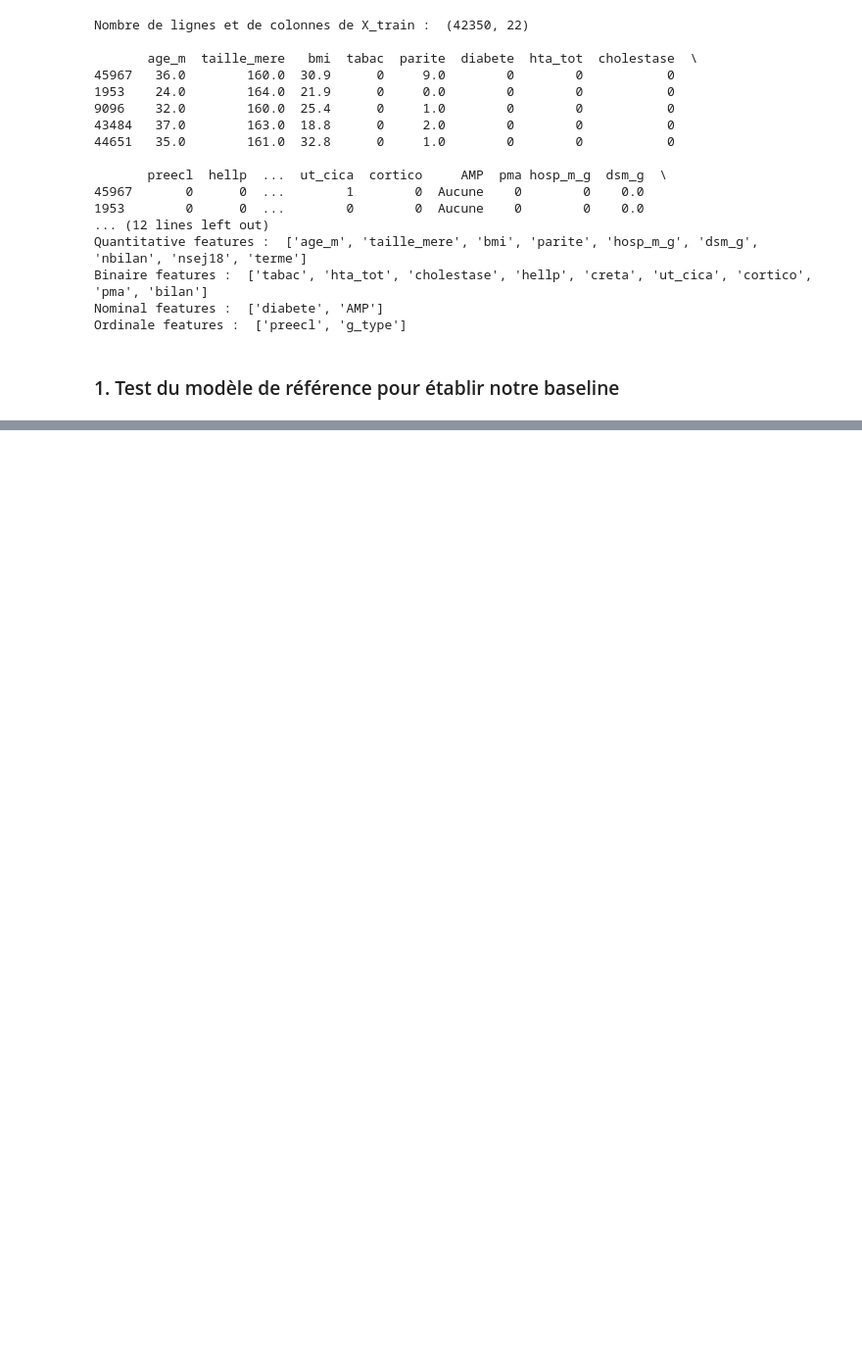
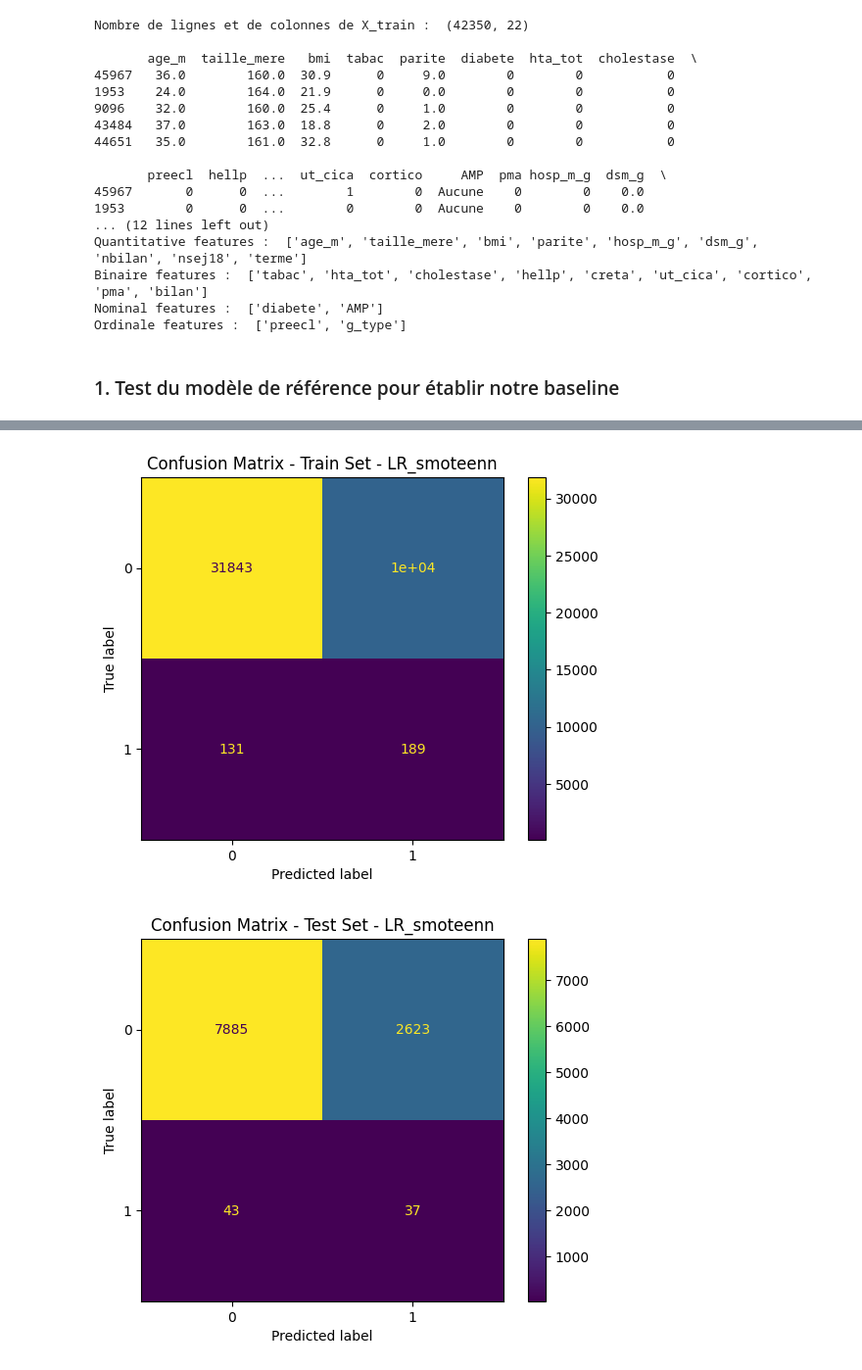
Before and after one commit to thibautmodrin/Jedha_Full_Stack_HPP_Prediction, a Jupyter notebook: 01_Notebooks/03_Model_LogReg.ipynb, the cells around one changed output, grey strips where cells are left out. Shown at 98% size. Drawn from its saved outputs; the diff is of its cells as text; code cells hidden in the pictures; blank space fills up the shorter version.

```diff
--- a/01_Notebooks/03_Model_LogReg.ipynb
+++ b/01_Notebooks/03_Model_LogReg.ipynb
@@ -371,0 +466,21 @@ baseline_results = evaluate_model(log_reg_baseline, X_train, X_test, y_train, y_
+# %%
+#### 2.3. Rééquilibrage Mixte
+
+# Pipeline avec SMOTEENN
+pipeline_smoteenn = ImbPipeline(steps=[
+    ('preprocessor', preprocessor),
+    ('sampler', SMOTEENN(random_state=42)),
+    ('classifier', LogisticRegression(random_state=42,max_iter=1000))
+])
+param_grid = {
+
+}
+cv=StratifiedKFold(n_splits=5, shuffle=True, random_state=42)
+log_reg_smoteenn=GridSearchCV(pipeline_smoteenn, param_grid, cv=cv, scoring='f1')
+log_reg_smoteenn.fit(X_train,y_train)
+
+log_reg_smoteenn_results = evaluate_model(log_reg_smoteenn, X_train, X_test, y_train, y_test,
+                                        experiment_name="LR_prediction", run_name="LR_smoteenn", use_mlflow=False)
+# %% [output]
+[figure, added]
+[figure, added]
```
Also changed, not shown: parts of 15 cells of this notebook.
